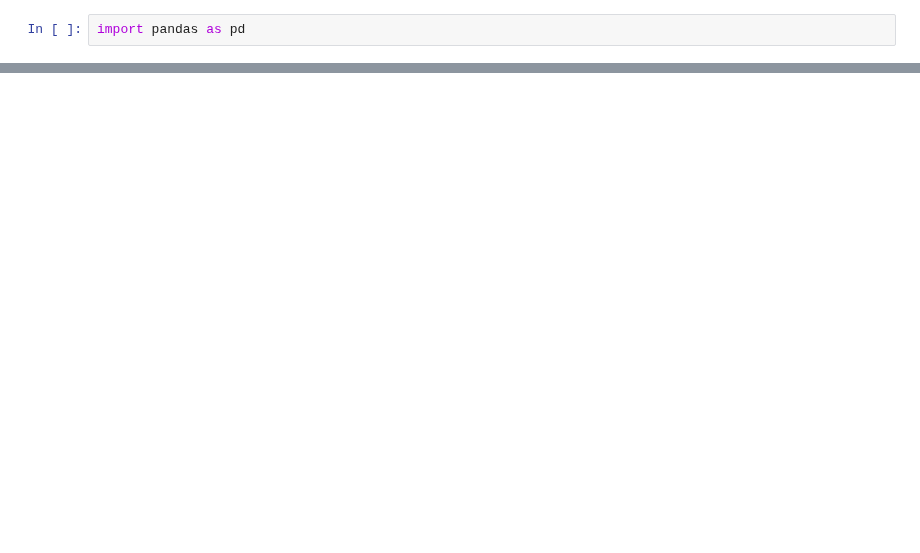
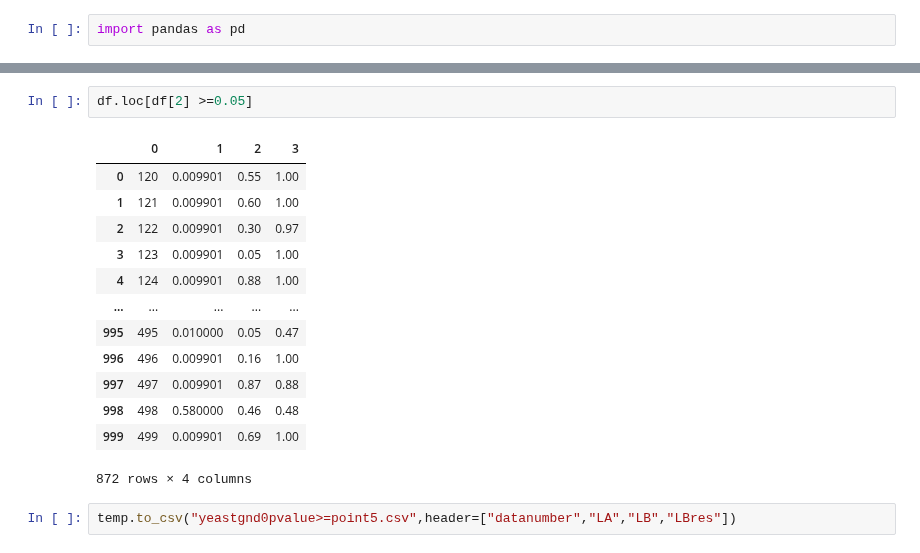
Before and after one commit to BIRDSgroup/NLCD, a Jupyter notebook: testing_qsub_parallelizing/CITNonLinear_Qsubyeastgnd0/check_textfile.ipynb, the cells around one changed output, grey strips where cells are left out. Cells and saved outputs as stored; diff of their text form; blank space fills up the shorter version.

```diff
--- a/testing_qsub_parallelizing/CITNonLinear_Qsubyeastgnd0/check_textfile.ipynb
+++ b/testing_qsub_parallelizing/CITNonLinear_Qsubyeastgnd0/check_textfile.ipynb
@@ -23,0 +24,18 @@ df.to_csv("Linearresults.csv",header=["datanumber","LA","LB","LBres"])
+# %%
+df.loc[df[2] >=0.05]
+# %% [output]
+|  | 0 | 1 | 2 | 3 |
+| 0 | 120 | 0.009901 | 0.55 | 1.00 |
+| 1 | 121 | 0.009901 | 0.60 | 1.00 |
+| 2 | 122 | 0.009901 | 0.30 | 0.97 |
+| 3 | 123 | 0.009901 | 0.05 | 1.00 |
+| 4 | 124 | 0.009901 | 0.88 | 1.00 |
+| ... | ... | ... | ... | ... |
+| 995 | 495 | 0.010000 | 0.05 | 0.47 |
+| 996 | 496 | 0.009901 | 0.16 | 1.00 |
+| 997 | 497 | 0.009901 | 0.87 | 0.88 |
+| 998 | 498 | 0.580000 | 0.46 | 0.48 |
+| 999 | 499 | 0.009901 | 0.69 | 1.00 |
+872 rows × 4 columns
+# %%
+temp.to_csv("yeastgnd0pvalue>=point5.csv",header=["datanumber","LA","LB","LBres"])
```
Also changed, not shown: parts of 6 cells of this notebook, 8 other files.
